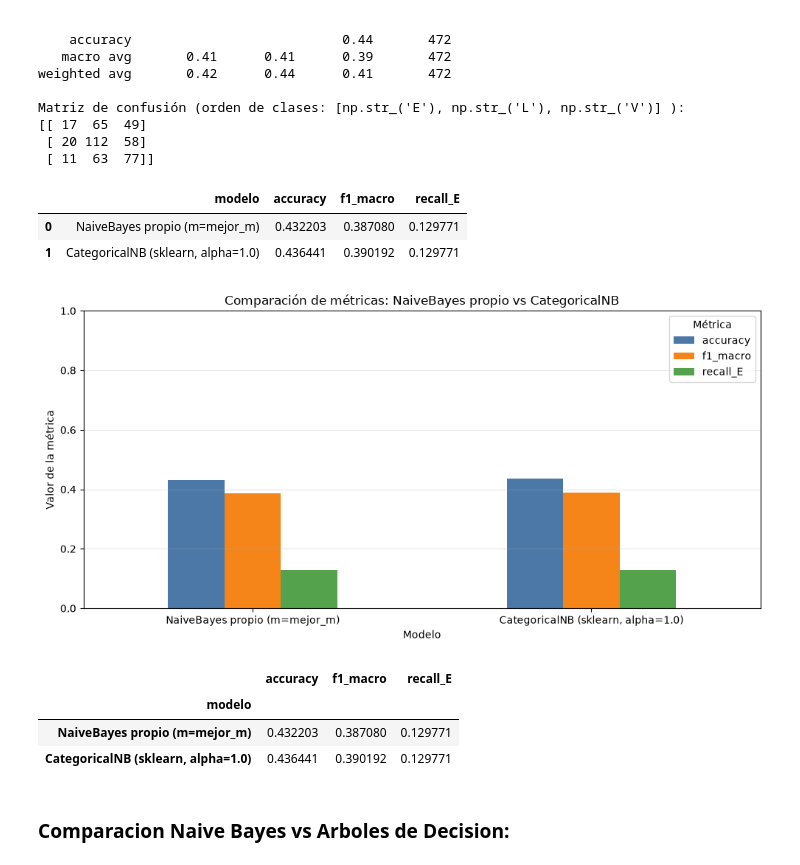
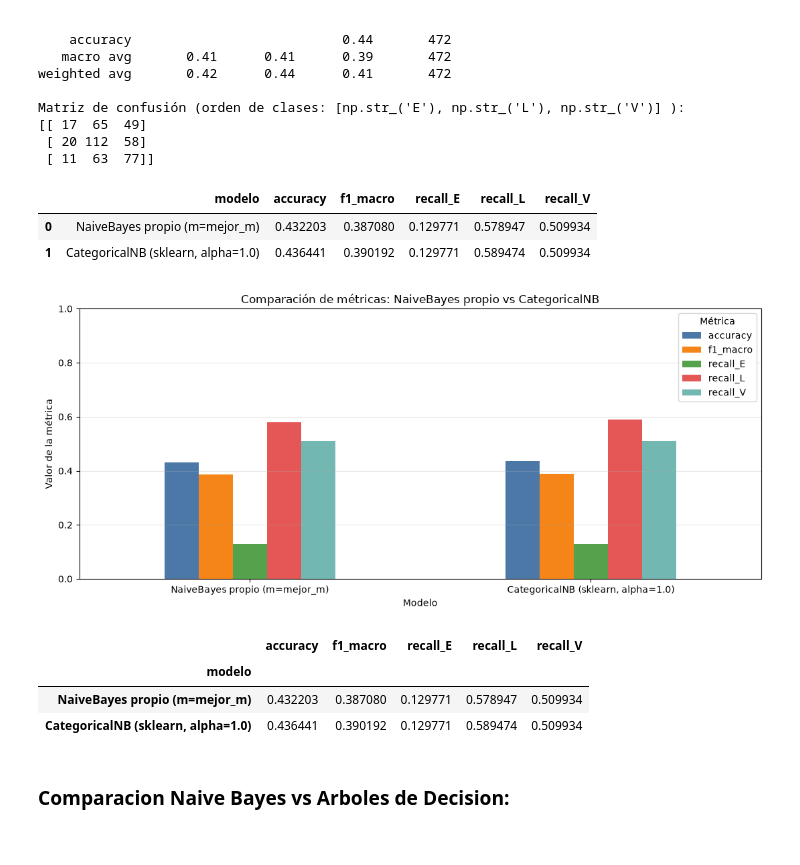
Before and after one commit to lugonca20/aprendaut_labs, a Jupyter notebook: tarea1/tarea1.ipynb, the cells around one changed output. Cells and saved outputs as stored; diff of their text form; code cells hidden in the pictures.

Commit message:
grafico comparacion nb y ad

```diff
--- a/tarea1/tarea1.ipynb
+++ b/tarea1/tarea1.ipynb
@@ -905,43 +905,47 @@ comparacion = pd.DataFrame([
         'accuracy': accuracy_score(Y_test, predicciones_nb_optimizado),
         'f1_macro': f1_score(Y_test, predicciones_nb_optimizado, average='macro'),
         'recall_E': recall_score(Y_test, predicciones_nb_optimizado, labels=['E'], average='macro'),
+        'recall_L': recall_score(Y_test, predicciones_nb_optimizado, labels=['L'], average='macro'),
+        'recall_V': recall_score(Y_test, predicciones_nb_optimizado, labels=['V'], average='macro'),
     },
     {
         'modelo': 'CategoricalNB (sklearn, alpha=1.0)',
         'accuracy': accuracy_score(Y_test, predicciones_categorical_nb),
         'f1_macro': f1_score(Y_test, predicciones_categorical_nb, average='macro'),
         'recall_E': recall_score(Y_test, predicciones_categorical_nb, labels=['E'], average='macro'),
+        'recall_L': recall_score(Y_test, predicciones_categorical_nb, labels=['L'], average='macro'),
+        'recall_V': recall_score(Y_test, predicciones_categorical_nb, labels=['V'], average='macro'),
     },
 ])
 comparacion
 # %% [output]
-|  | modelo | accuracy | f1_macro | recall_E |
-| 0 | NaiveBayes propio (m=mejor_m) | 0.432203 | 0.387080 | 0.129771 |
-| 1 | CategoricalNB (sklearn, alpha=1.0) | 0.436441 | 0.390192 | 0.129771 |
+|  | modelo | accuracy | f1_macro | recall_E | recall_L | recall_V |
+| 0 | NaiveBayes propio (m=mejor_m) | 0.432203 | 0.387080 | 0.129771 | 0.578947 | 0.509934 |
+| 1 | CategoricalNB (sklearn, alpha=1.0) | 0.436441 | 0.390192 | 0.129771 | 0.589474 | 0.509934 |
 # %%
-metricas_plot = comparacion.set_index('modelo')[['accuracy', 'f1_macro', 'recall_E']]
+metricas_plot = comparacion.set_index('modelo')[['accuracy', 'f1_macro', 'recall_E', 'recall_L', 'recall_V']]
 
 ax = metricas_plot.plot(
     kind='bar',
-    figsize=(10, 5),
+    figsize=(11, 5),
     rot=0,
-    color=['#4C78A8', '#F58518', '#54A24B']
-)
+    color=['#4C78A8', '#F58518', '#54A24B', '#E45756', '#72B7B2']
+ )
 ax.set_title('Comparación de métricas: NaiveBayes propio vs CategoricalNB')
 ax.set_ylabel('Valor de la métrica')
 ax.set_xlabel('Modelo')
 ax.set_ylim(0, 1)
 ax.grid(axis='y', alpha=0.3)
 plt.legend(title='Métrica')
 plt.tight_layout()
 plt.show()
 
 metricas_plot
 # %% [output]
-[figure, old version]
+[figure, new version]
-|  | accuracy | f1_macro | recall_E |
-| modelo |  |  |  |
-| NaiveBayes propio (m=mejor_m) | 0.432203 | 0.387080 | 0.129771 |
-| CategoricalNB (sklearn, alpha=1.0) | 0.436441 | 0.390192 | 0.129771 |
+|  | accuracy | f1_macro | recall_E | recall_L | recall_V |
+| modelo |  |  |  |  |  |
+| NaiveBayes propio (m=mejor_m) | 0.432203 | 0.387080 | 0.129771 | 0.578947 | 0.509934 |
+| CategoricalNB (sklearn, alpha=1.0) | 0.436441 | 0.390192 | 0.129771 | 0.589474 | 0.509934 |
 # %% [markdown]
 ### Comparacion Naive Bayes vs Arboles de Decision:
```
Also changed, not shown: parts of 2 cells of this notebook, 1 other file.
